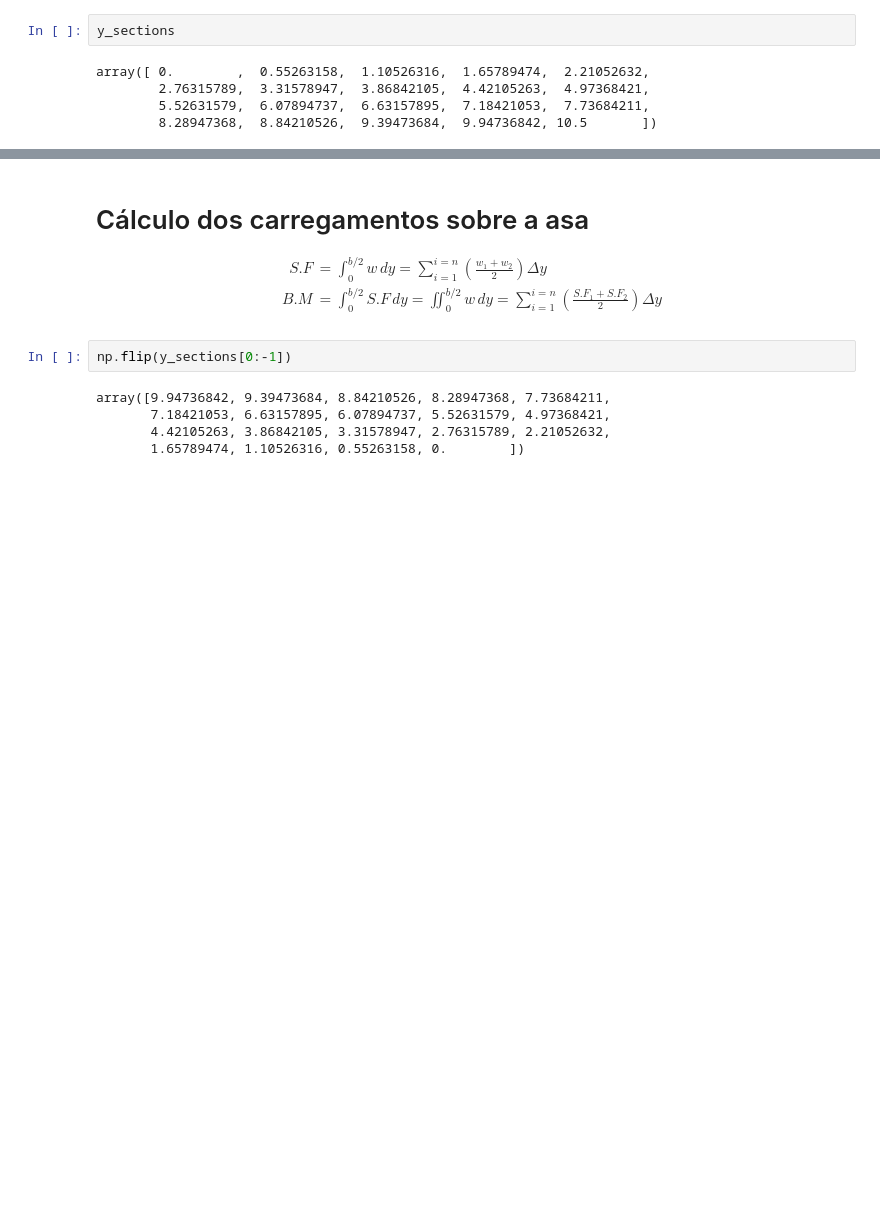
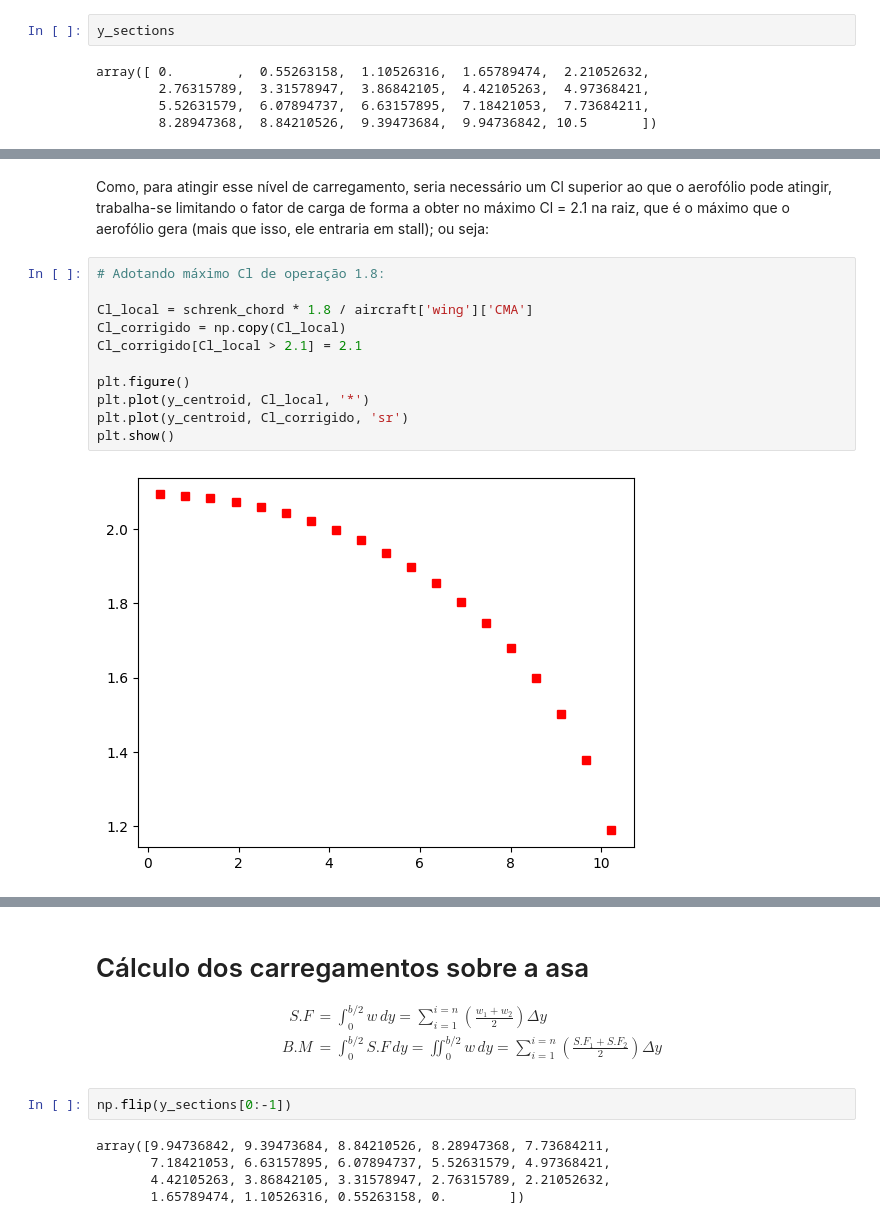
Before and after one commit to FeLorentzo/AircraftProjectEESC, a Jupyter notebook: AircraftPreliminaryDesign/AircraftPreliminaryDesign.ipynb, the cells around one changed output, grey strips where cells are left out. Drawn from its saved outputs; the diff is of its cells as text; blank space fills up the shorter version.

```diff
--- a/AircraftPreliminaryDesign/AircraftPreliminaryDesign.ipynb
+++ b/AircraftPreliminaryDesign/AircraftPreliminaryDesign.ipynb
@@ -1012,0 +1114,15 @@ plt.show()
+# %% [markdown]
+Como, para atingir esse nível de carregamento, seria necessário um Cl superior ao que o aerofólio pode atingir, trabalha-se limitando o fator de carga de forma a obter no máximo Cl = 2.1 na raiz, que é o máximo que o aerofólio gera (mais que isso, ele entraria em stall); ou seja:
+# %%
+# Adotando máximo Cl de operação 1.8:
+
+Cl_local = schrenk_chord * 1.8 / aircraft['wing']['CMA']
+Cl_corrigido = np.copy(Cl_local)
+Cl_corrigido[Cl_local > 2.1] = 2.1
+
+plt.figure()
+plt.plot(y_centroid, Cl_local, '*')
+plt.plot(y_centroid, Cl_corrigido, 'sr')
+plt.show()
+# %% [output]
+[figure, added]
```
Also changed, not shown: parts of 21 cells of this notebook.
